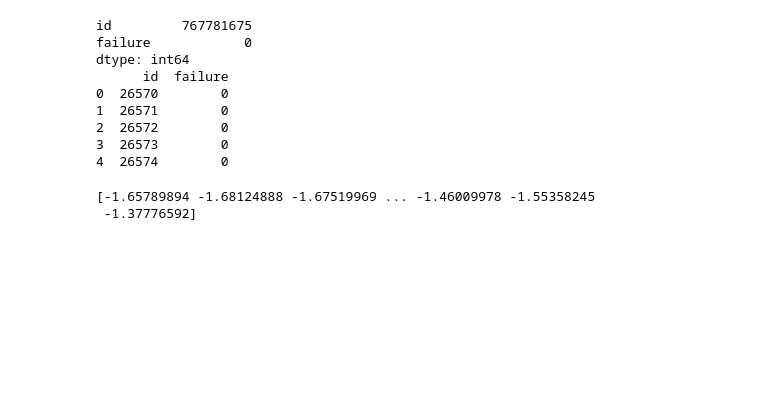
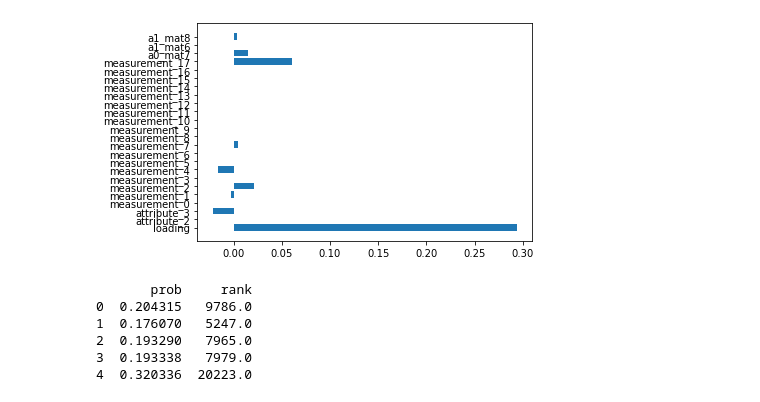
Before and after one commit to madstommy/Kaggle-playgrounds-august, a Jupyter notebook: main.ipynb, the cells around one changed output. Saved outputs shown, nothing was run; the diff lists cells and outputs as text; code cells hidden in the pictures; blank space fills up the shorter version.

```diff
--- a/main.ipynb
+++ b/main.ipynb
@@ -178,7 +193,0 @@ print(logreg_pipe['gs'].best_params_)
-# %%
-logreg_scaled_pipe = Pipeline([('scaler', QuantileTransformer()),
-    ('gs', GridSearchCV(estimator=LogisticRegression(max_iter=100), param_grid=logreg_param_grid, scoring='f1',  n_jobs=-1))])
-logreg_scaled_pipe.fit(train_x, train_y)
-
-print(logreg_scaled_pipe['gs'].best_score_)
-print(logreg_scaled_pipe['gs'].best_params_)
@@ -188,7 +193,0 @@ print(logreg_scaled_pipe['gs'].best_params_)
-# %%
-logreg_standard_pipe = Pipeline([('scaler', StandardScaler()),
-    ('gs', GridSearchCV(estimator=LogisticRegression(max_iter=1000), param_grid=logreg_param_grid, scoring='f1', n_jobs=-1))])
-logreg_standard_pipe.fit(train_x, train_y)
-
-print(logreg_standard_pipe['gs'].best_score_)
-print(logreg_standard_pipe['gs'].best_params_)
@@ -197,0 +194,9 @@ print(logreg_standard_pipe['gs'].best_params_)
+# %%
+logreg_result_df = pd.DataFrame(logreg_total_results, columns=['params', 'f1', 'accuracy', 'roc_auc'])
+logreg_result_df = logreg_result_df.sort_values('roc_auc', axis=0, ascending=False)
+print(logreg_result_df.head()[['roc_auc', 'f1', 'accuracy']])
+
+
+quantile_result_df = pd.DataFrame(quantile_total_results, columns=['params', 'f1', 'accuracy', 'roc_auc'])
+quantile_result_df = quantile_result_df.sort_values('roc_auc', axis=0, ascending=False)
+print(quantile_result_df.head()[['roc_auc', 'f1', 'accuracy']])
@@ -198 +232,36 @@ print(logreg_standard_pipe['gs'].best_params_)
+# %%
+p = quantile_result_df.iloc[0]['params']
+final_pipe = Pipeline([('scaler', PowerTransformer()), ('lr', LogisticRegression())])
+final_pipe['lr'].set_params(**p)
+final_pipe.fit(train_x[feature_names], train_y)
+predictions = final_pipe.predict_proba(test_x[feature_names])[:,1]
+feature_importances = final_pipe['lr'].coef_.reshape(-1,)
+
+p_2 = logreg_result_df.iloc[0]['params']
+final_pipe_2 = Pipeline([('scaler', StandardScaler()), ('lr', LogisticRegression())])
+final_pipe_2['lr'].set_params(**p_2)
+final_pipe_2.fit(train_x[feature_names], train_y)
+predictions_2 = final_pipe_2.predict_proba(test_x[feature_names])[:,1]
+
+feature_importances = final_pipe['lr'].coef_.reshape(-1,)
+# %%
+y_pos = np.arange(len(feature_names))
+fig, ax = plt.subplots()
+ax.barh(y_pos, feature_importances, align='center')
+ax.set_yticks(y_pos, labels=feature_names)
+plt.show()
+# %% [output]
+[figure, added]
+# %%
+pred_df = pd.DataFrame()
+pred_df['prob'] = predictions
+pred_df['rank'] = pred_df.rank()
+print(pred_df.head())
+# %% [output]
+       prob     rank
+0  0.204315   9786.0
+1  0.176070   5247.0
+2  0.193290   7965.0
+3  0.193338   7979.0
+4  0.320336  20223.0
 # %%
@@ -204,18 +271,0 @@ logreg_final_result.to_csv('logreg_predictions.csv', header=True, index=False)
-# %%
-print(np.sum(logreg_final_result, axis=0))
-print(logreg_final_result.head())
-# %% [output]
-id         767781675
-failure            0
-dtype: int64
-      id  failure
-0  26570        0
-1  26571        0
-2  26572        0
-3  26573        0
-4  26574        0
-# %%
-print(logreg_scaled_pipe['gs'].decision_function(scaled_train_x))
-# %% [output]
-[-1.65789894 -1.68124888 -1.67519969 ... -1.46009978 -1.55358245
- -1.37776592]
```
Also changed, not shown: parts of 26 cells of this notebook.
